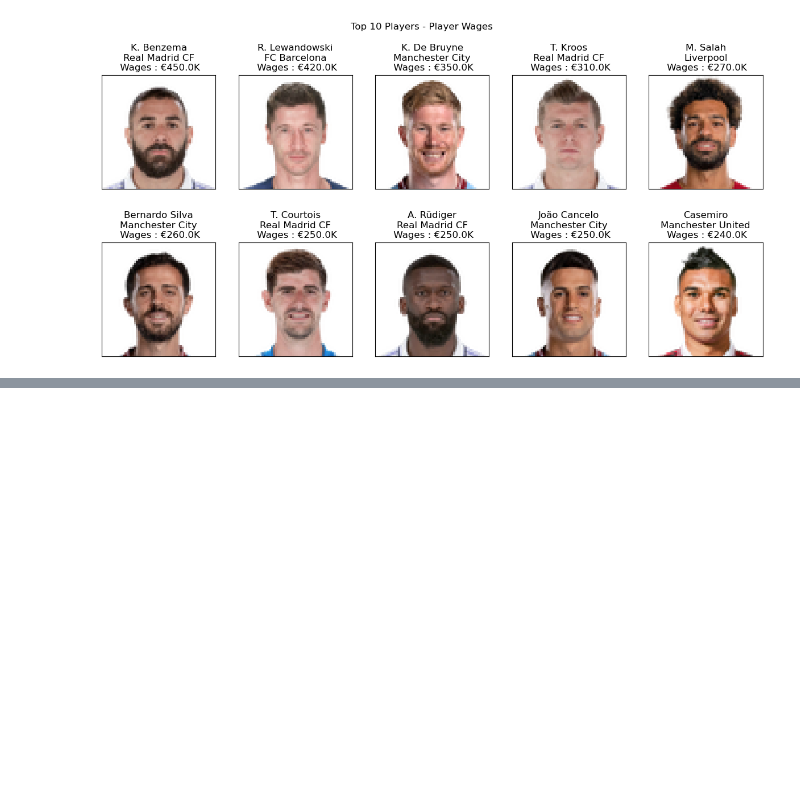
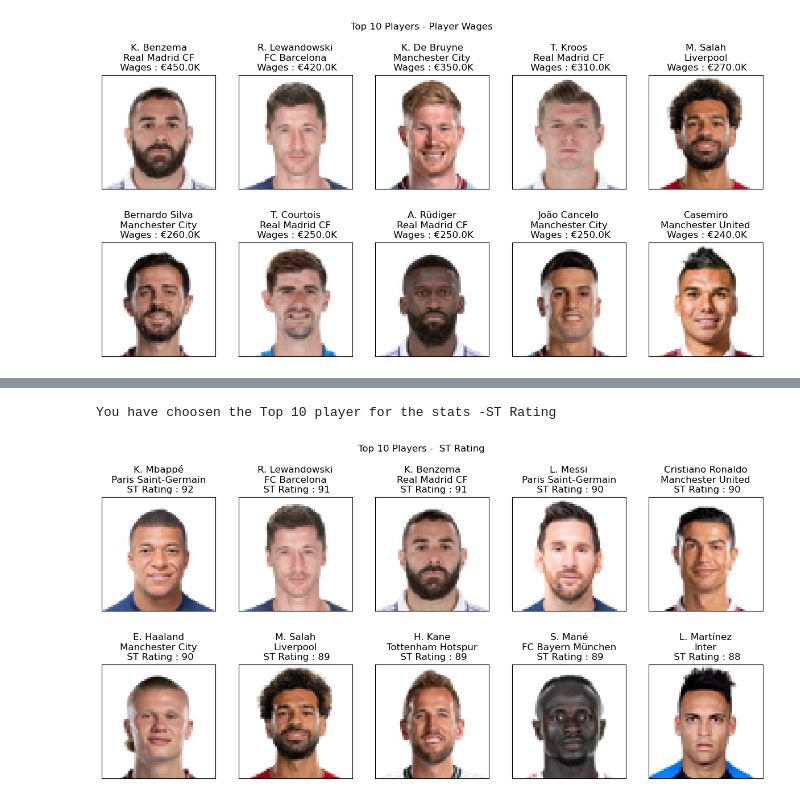
Before and after one commit to Arjun-mudumbi/Fifa23PlayerAnalysis, a Jupyter notebook: Analysis.ipynb, the cells around one changed output, grey strips where cells are left out. Drawn from its saved outputs; the diff is of its cells as text; code cells hidden in the pictures; blank space fills up the shorter version.

```diff
--- a/Analysis.ipynb
+++ b/Analysis.ipynb
@@ -148,0 +183,22 @@ for i in range(2):
+# %%
+ColumnName=input('Please Enter the Column Name for which you want to see the top players. Ensure the Column Name Matches the Column in the dataframe')
+if ColumnName not in df.columns:
+    print('This data doesnt exist in the dataframe. Please ensure you pass in the right information')
+else:
+    print('You have choosen the Top 10 player for the stats -{0}'.format(ColumnName))
+    df2=df.sort_values(by=ColumnName,ascending=False)[['Known As','Image Link','Club Name',ColumnName]].head(10)
+    df2=df2.reset_index()
+    fig,ax=plt.subplots(2,5)
+    fig.suptitle('Top 10 Players -  {0}'.format(ColumnName))
+    k=-1
+    for i in range(2):
+        for j in range(5):
+            k+=1
+            response = requests.get(df2.loc[k,'Image Link'])
+            img = Image.open(BytesIO(response.content))
+            ax[i,j].imshow(img)
+            ax[i,j].tick_params(left = False, right = False , labelleft = False ,labelbottom = False, bottom = False)
+            ax[i,j].title.set_text(df2.loc[k,'Known As']+'\n'+df2.loc[k,'Club Name']+'\n {0} : '.format(ColumnName)+str(df2.loc[k,ColumnName]))
+# %% [output]
+You have choosen the Top 10 player for the stats -ST Rating
+[figure, added]
```
Also changed, not shown: parts of 9 cells of this notebook.
